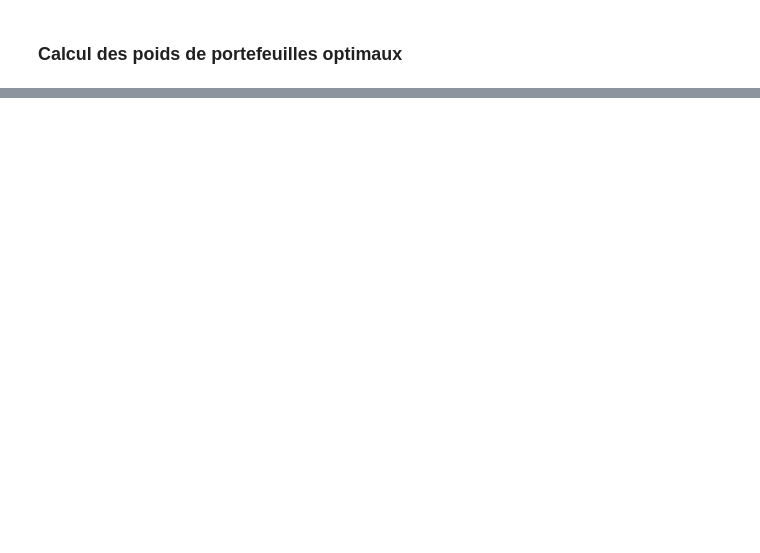
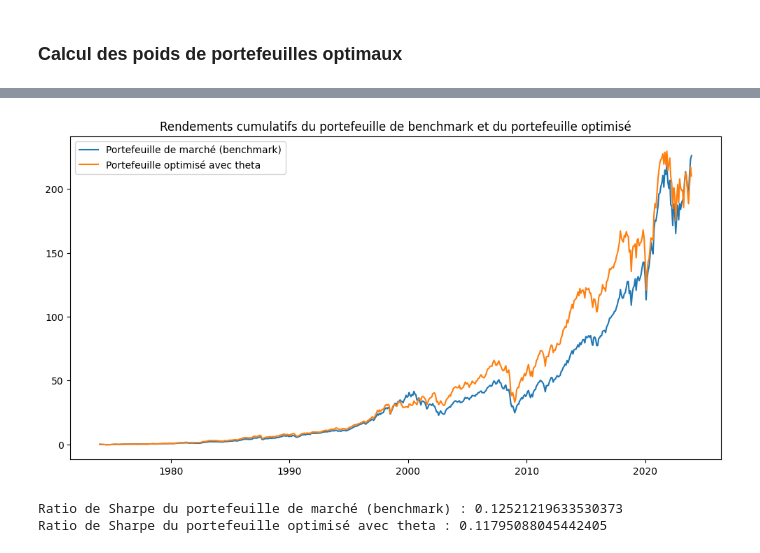
Before and after one commit to ThomasDeConinck/Gestion-de-Portefeuille-Devoir-2, a Jupyter notebook: Partie B/Partie B TP2.ipynb, the cells around one changed output, grey strips where cells are left out. Saved outputs shown, nothing was run; the diff lists cells and outputs as text; code cells hidden in the pictures; blank space fills up the shorter version.

```diff
--- a/Partie B/Partie B TP2.ipynb
+++ b/Partie B/Partie B TP2.ipynb
@@ -414 +465,7 @@ optimized_weights_monthly_df
 600 rows × 48 columns
+# %%
+# Retailler le DataFrame `returns` pour qu'il corresponde aux dates de calcul des poids de portefeuille optimisés
+returns_aligned = returns.reindex(optimized_weights_monthly_df.index)
+# %%
+optimized_portfolio_returns = (optimized_weights_monthly_df * returns_aligned).sum(axis=1)/100
+optimized_portfolio_returns
@@ -414,0 +487,6 @@ optimized_weights_monthly_df
+# %%
+# Calculer les rendements du portefeuille de marché (Benchmark portfolio) en utilisant les dates alignées
+mkt_weights_aligned = mkt_weights.reindex(returns_aligned.index)
+market_portfolio_returns = (mkt_weights_aligned * returns_aligned).sum(axis=1)/100
+
+market_portfolio_returns
@@ -414,0 +506,24 @@ optimized_weights_monthly_df
+# %%
+# Calculer les rendements cumulatifs
+cumulative_returns_market = (1 + market_portfolio_returns).cumprod() - 1
+cumulative_returns_optimized = (1 + optimized_portfolio_returns).cumprod() - 1
+
+# Tracer les rendements cumulatifs
+plt.figure(figsize=(12,6))
+plt.plot(cumulative_returns_market, label='Portefeuille de marché (benchmark)')
+plt.plot(cumulative_returns_optimized, label='Portefeuille optimisé avec theta')
+plt.title('Rendements cumulatifs du portefeuille de benchmark et du portefeuille optimisé')
+plt.legend()
+plt.show()
+
+# Calculer les ratios de Sharpe
+risk_free_rate = 0.0044
+sharpe_ratio_market = (market_portfolio_returns.mean() - risk_free_rate) / market_portfolio_returns.std()
+sharpe_ratio_optimized = (optimized_portfolio_returns.mean() - risk_free_rate) / optimized_portfolio_returns.std()
+
+print(f"Ratio de Sharpe du portefeuille de marché (benchmark) : {sharpe_ratio_market}")
+print(f"Ratio de Sharpe du portefeuille optimisé avec theta : {sharpe_ratio_optimized}")
+# %% [output]
+[figure, added]
+Ratio de Sharpe du portefeuille de marché (benchmark) : 0.12521219633530373
+Ratio de Sharpe du portefeuille optimisé avec theta : 0.11795088045442405
```
Also changed, not shown: parts of 12 cells of this notebook, 1 other file.
